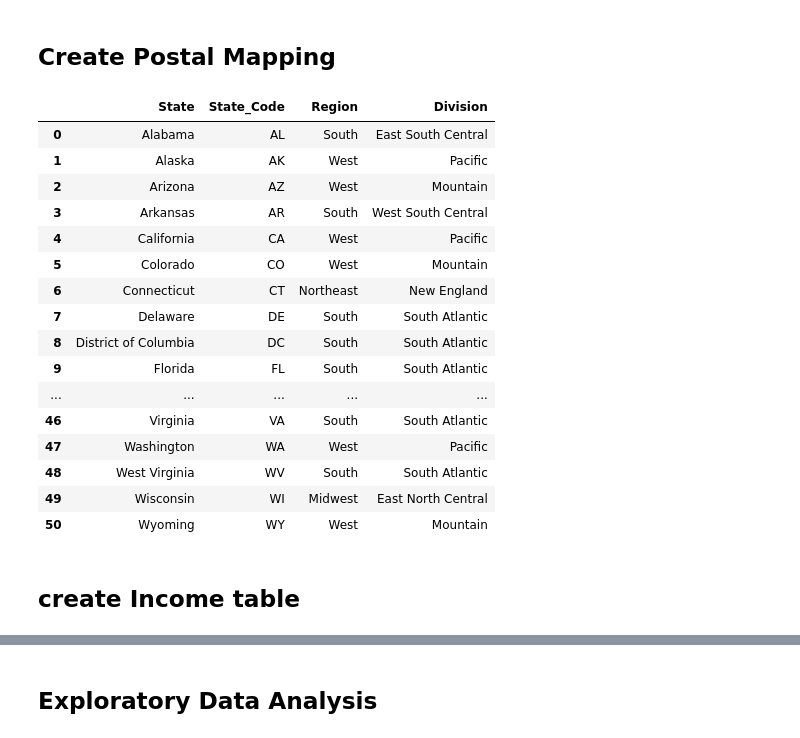
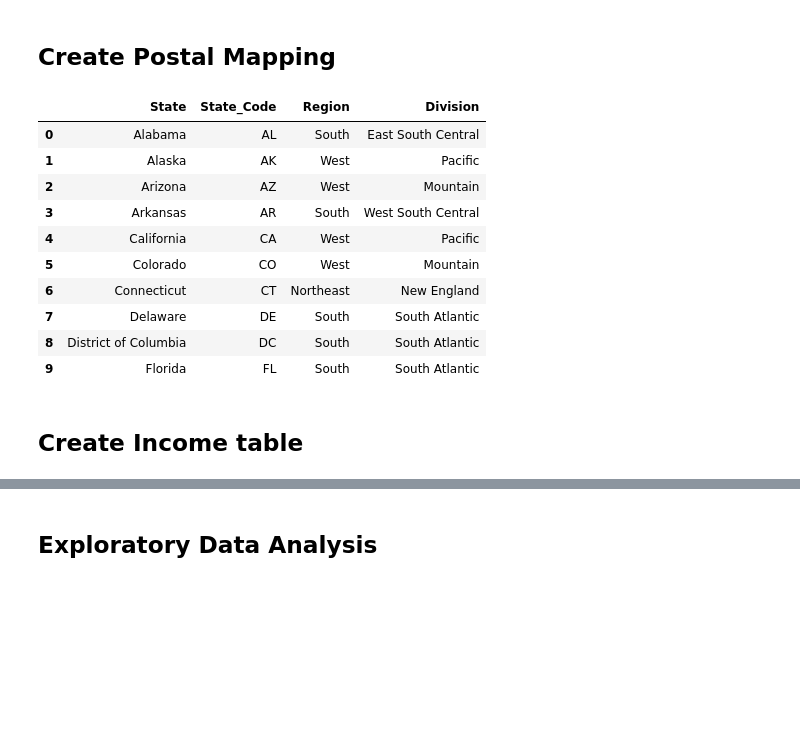
Before and after one commit to ddangwal1909/EAS503_Project_AIRBNB_Analysis, a Jupyter notebook: AIRBNB_ANALYSIS.ipynb, the cells around one changed output, grey strips where cells are left out. Saved outputs shown, nothing was run; the diff lists cells and outputs as text; code cells hidden in the pictures; blank space fills up the shorter version.

```diff
--- a/AIRBNB_ANALYSIS.ipynb
+++ b/AIRBNB_ANALYSIS.ipynb
@@ -548,32 +485,26 @@ def create_postal_table(data_filename, normalized_database_filename):
 # %%
 data_filename = 'us_census_bureau_regions_and_divisions.csv'
 normalized_database_filename = 'airbnb.db'
 create_postal_table(data_filename,normalized_database_filename)
 conn = create_connection(normalized_database_filename)
 cur = conn.cursor()
 df_postal = pd.read_sql_query("""SELECT * FROM postal""", conn)
-display(df_postal)
+display(df_postal.head(10))
 conn.close()
 # %% [output]
 |  | State | State_Code | Region | Division |
 | 0 | Alabama | AL | South | East South Central |
 | 1 | Alaska | AK | West | Pacific |
 | 2 | Arizona | AZ | West | Mountain |
 | 3 | Arkansas | AR | South | West South Central |
 | 4 | California | CA | West | Pacific |
 | 5 | Colorado | CO | West | Mountain |
 | 6 | Connecticut | CT | Northeast | New England |
 | 7 | Delaware | DE | South | South Atlantic |
 | 8 | District of Columbia | DC | South | South Atlantic |
 | 9 | Florida | FL | South | South Atlantic |
-| ... | ... | ... | ... | ... |
-| 46 | Virginia | VA | South | South Atlantic |
-| 47 | Washington | WA | West | Pacific |
-| 48 | West Virginia | WV | South | South Atlantic |
-| 49 | Wisconsin | WI | Midwest | East North Central |
-| 50 | Wyoming | WY | West | Mountain |
 # %% [markdown]
-## create Income table
+## Create Income table
 # %%
 def create_income_table(data_filename, normalized_database_filename):
 
```
Also changed, not shown: parts of 59 cells of this notebook, 1 other file.
